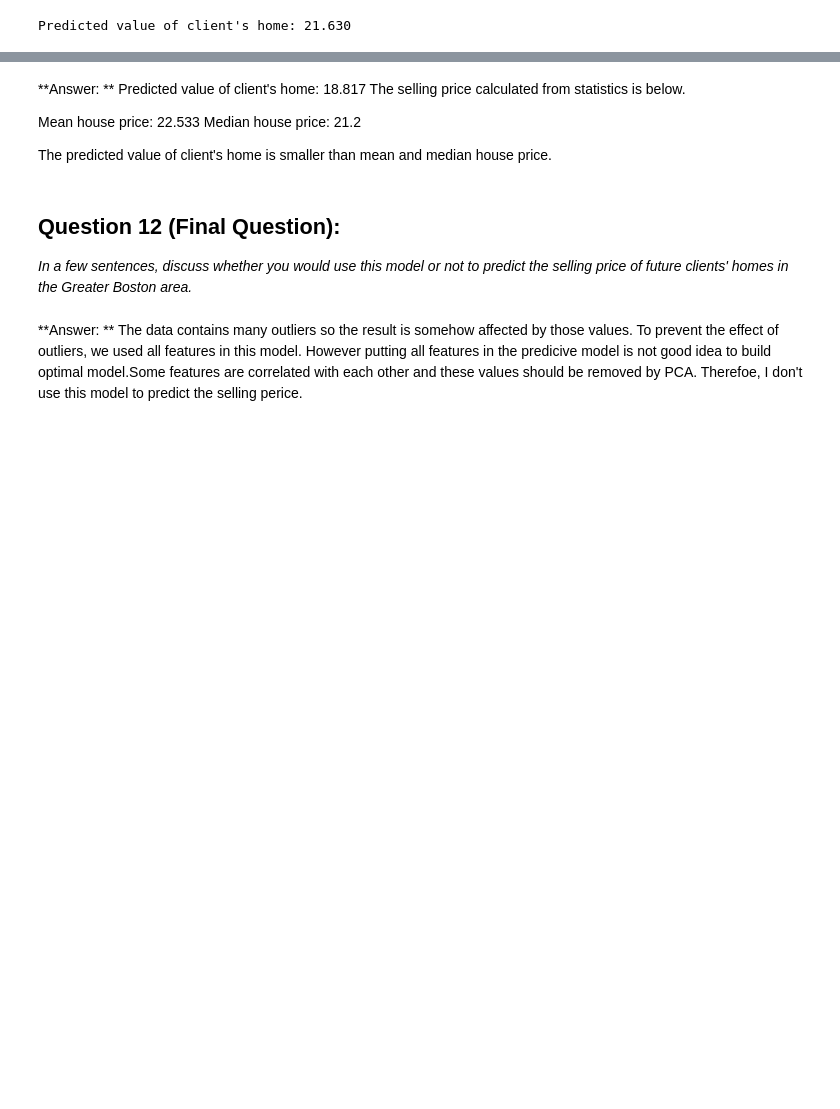
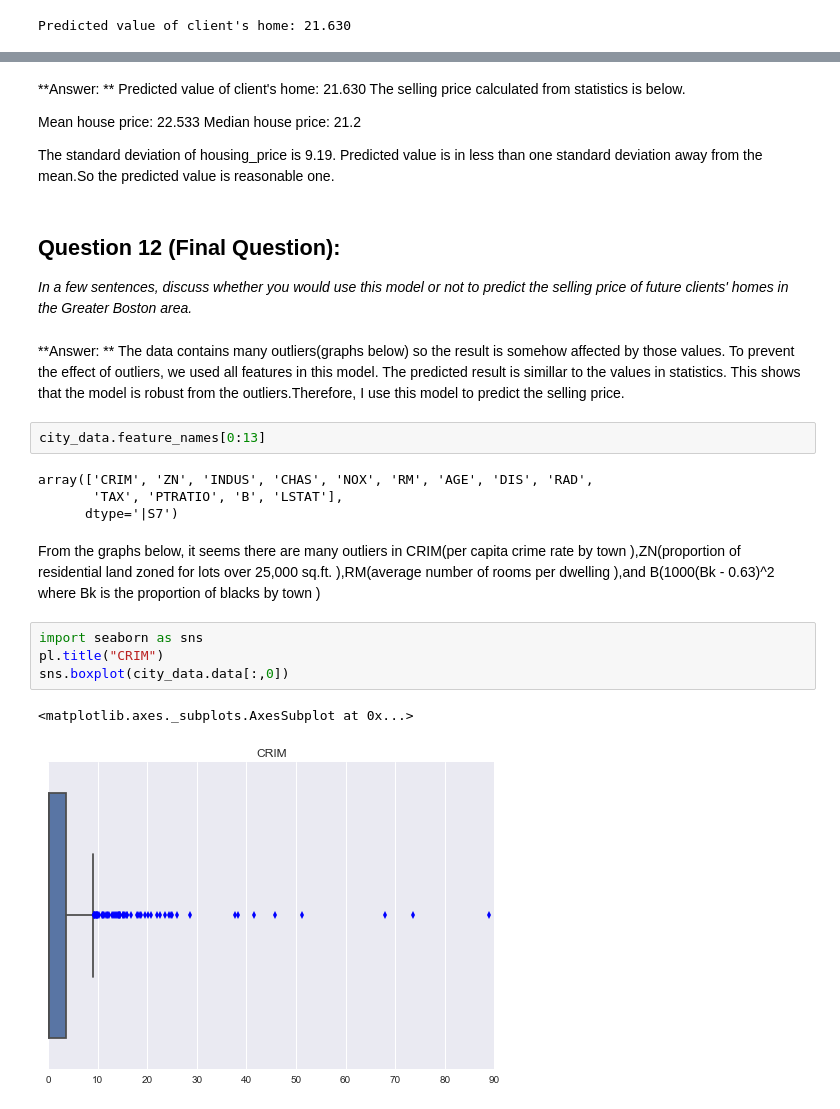
Before and after one commit to RyosukeHonda/Machine-Learning-ND, a Jupyter notebook: P1 boston housing/boston_housing.ipynb, the cells around one changed output, grey strips where cells are left out. Drawn from its saved outputs; the diff is of its cells as text; blank space fills up the shorter version.

Commit message:
Answered the wrong questions.

```diff
--- a/P1 boston housing/boston_housing.ipynb
+++ b/P1 boston housing/boston_housing.ipynb
@@ -536,13 +541,29 @@ Predicted value of client's home: 21.630
 # %% [markdown]
-**Answer: ** Predicted value of client's home: 18.817
+**Answer: ** Predicted value of client's home: 21.630
 The selling price calculated from statistics is below.
 
 Mean house price: 22.533
 Median house price: 21.2
 
-The predicted value of client's home is smaller than mean and median house price.
+The standard deviation of housing_price is 9.19.
+Predicted value is in  less than one standard deviation away from the mean.So the predicted value is reasonable one.
 # %% [markdown]
 ## Question 12 (Final Question):
 *In a few sentences, discuss whether you would use this model or not to predict the selling price of future clients' homes in the Greater Boston area.*
 # %% [markdown]
-**Answer: **  The data contains many outliers so the result is somehow affected by those values. To prevent the effect of outliers, we used all features in this model. However putting all features in the predicive model is not good idea to build optimal model.Some features are correlated with each other and these values should be removed by PCA. Therefoe, I don't use this model to predict the selling perice.
+**Answer: **  The data contains many outliers(graphs below) so the result is somehow affected by those values. To prevent the effect of outliers, we used all features in this model. The predicted result is simillar to the values in statistics. This shows that the model is robust from the outliers.Therefore, I use this model to predict the selling price.
+# %%
+city_data.feature_names[0:13]
+# %% [output]
+array(['CRIM', 'ZN', 'INDUS', 'CHAS', 'NOX', 'RM', 'AGE', 'DIS', 'RAD',
+       'TAX', 'PTRATIO', 'B', 'LSTAT'],
+      dtype='|S7')
+# %% [markdown]
+From the graphs below, it seems there are many outliers in CRIM(per capita crime rate by town ),ZN(proportion of residential land zoned for lots over 25,000 sq.ft. ),RM(average number of rooms per dwelling ),and B(1000(Bk - 0.63)^2 where Bk is the proportion of blacks by town )
+# %%
+import seaborn as sns
+pl.title("CRIM")
+sns.boxplot(city_data.data[:,0])
+# %% [output]
+<matplotlib.axes._subplots.AxesSubplot at 0x...>
+[figure, added]
```
Also changed, not shown: parts of 6 cells of this notebook, 1 other file.
